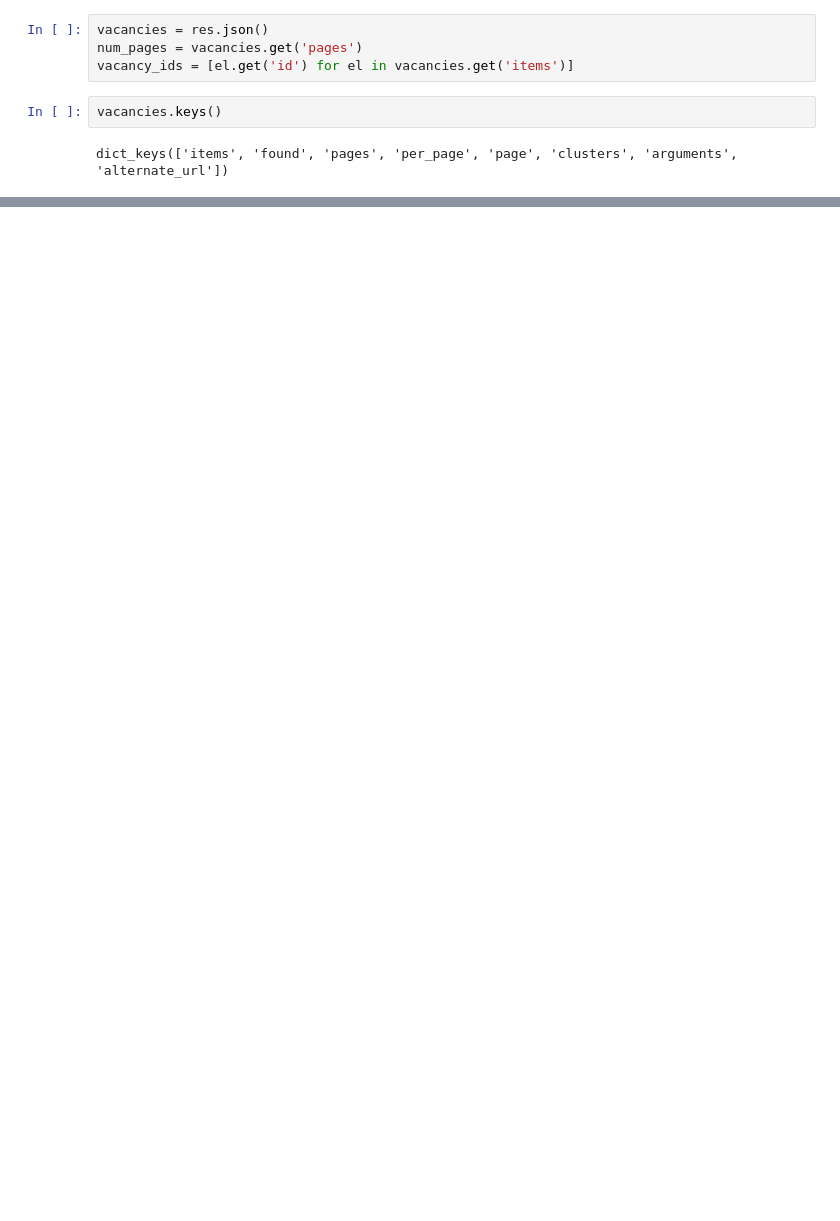
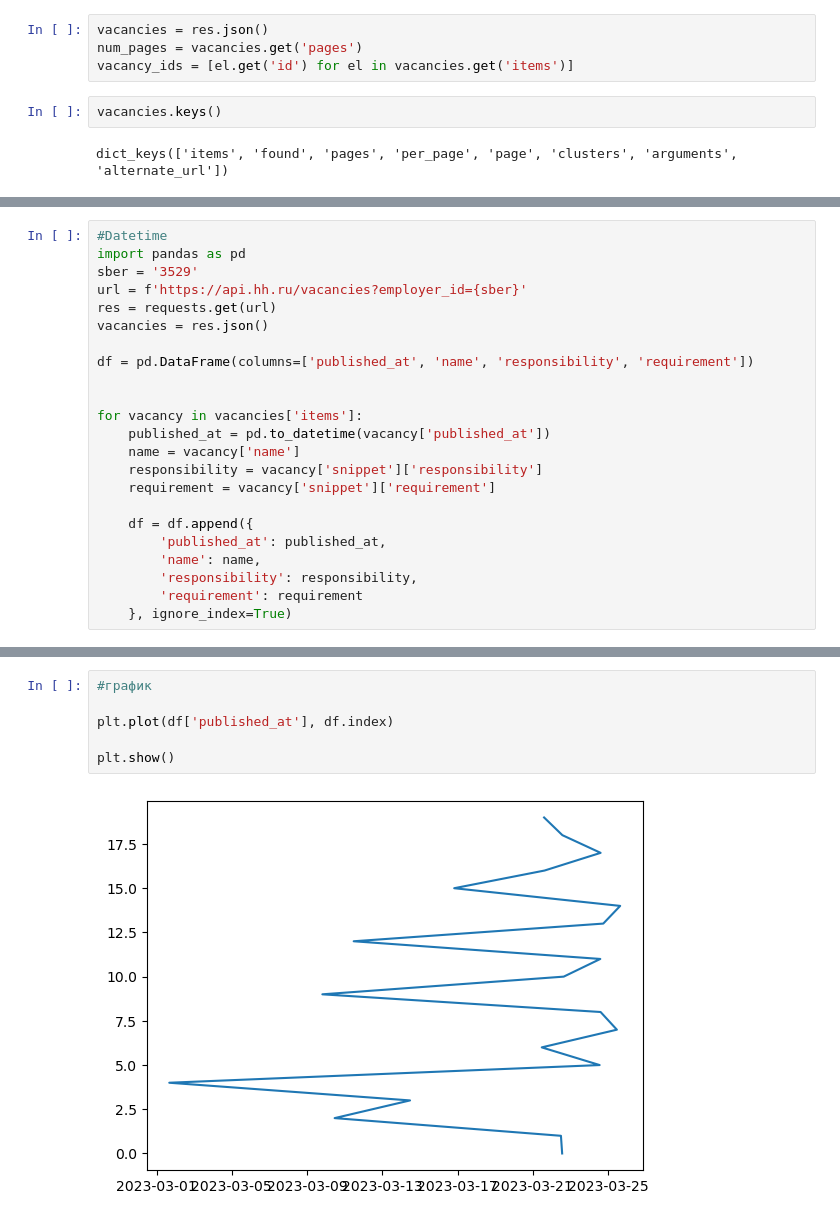
Before and after one commit to taidora1234/Lesson2, a Jupyter notebook: HH-api-hometask.ipynb, the cells around one changed output, grey strips where cells are left out. Saved outputs shown, nothing was run; the diff lists cells and outputs as text; blank space fills up the shorter version.

```diff
--- a/HH-api-hometask.ipynb
+++ b/HH-api-hometask.ipynb
@@ -71,0 +139,23 @@ vacancy
+# %%
+#Datetime
+import pandas as pd
+sber = '3529'
+url = f'https://api.hh.ru/vacancies?employer_id={sber}'
+res = requests.get(url)
+vacancies = res.json()
+
+df = pd.DataFrame(columns=['published_at', 'name', 'responsibility', 'requirement'])
+
+
+for vacancy in vacancies['items']:
+    published_at = pd.to_datetime(vacancy['published_at'])
+    name = vacancy['name']
+    responsibility = vacancy['snippet']['responsibility']
+    requirement = vacancy['snippet']['requirement']
+
+    df = df.append({
+        'published_at': published_at,
+        'name': name,
+        'responsibility': responsibility,
+        'requirement': requirement
+    }, ignore_index=True)
@@ -71,0 +182,8 @@ vacancy
+# %%
+#график
+
+plt.plot(df['published_at'], df.index)
+
+plt.show()
+# %% [output]
+[figure, added]
```
Also changed, not shown: parts of 14 cells of this notebook.
